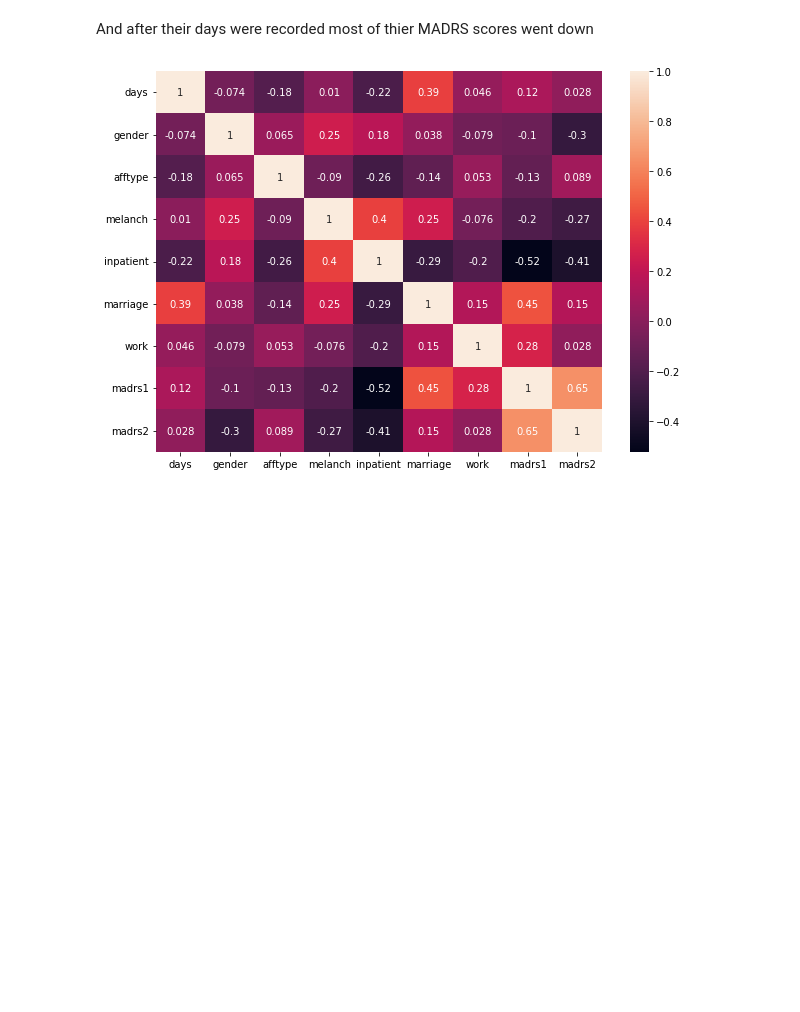
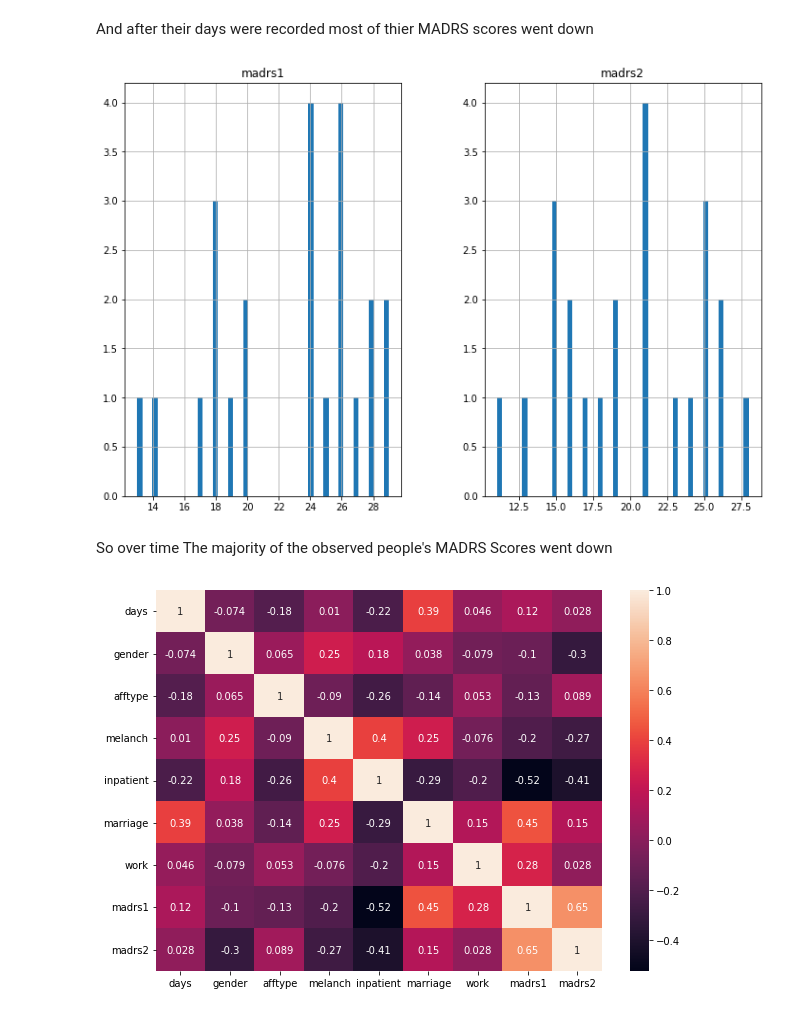
Before and after one commit to MatthewM287/Project, a Jupyter notebook: Project_part_2.ipynb, the cells around one changed output. Cells and saved outputs as stored; diff of their text form; code cells hidden in the pictures; blank space fills up the shorter version.

```diff
--- a/Project_part_2.ipynb
+++ b/Project_part_2.ipynb
@@ -134,6 +140,15 @@ df['madrs2'].value_counts().plot(kind='bar', fontsize = 8)
 [figure]
 # %% [markdown]
 And after their days were recorded most of thier MADRS scores went down
+# %%
+df_numerical = df.drop(['days', 'gender', 'age', 'afftype', 'melanch', 'inpatient', 'edu', 'marriage', 'work'],axis = 1)
+
+df_numerical.hist(bins=50, figsize=(12,8))
+plt.show()
+# %% [output]
+[figure, added]
+# %% [markdown]
+So over time The majority of the observed people's MADRS Scores went down
 # %%
 corrMatrix = df.corr()
 plt.figure(figsize=(10,7))
```
Also changed, not shown: parts of 4 cells of this notebook.
